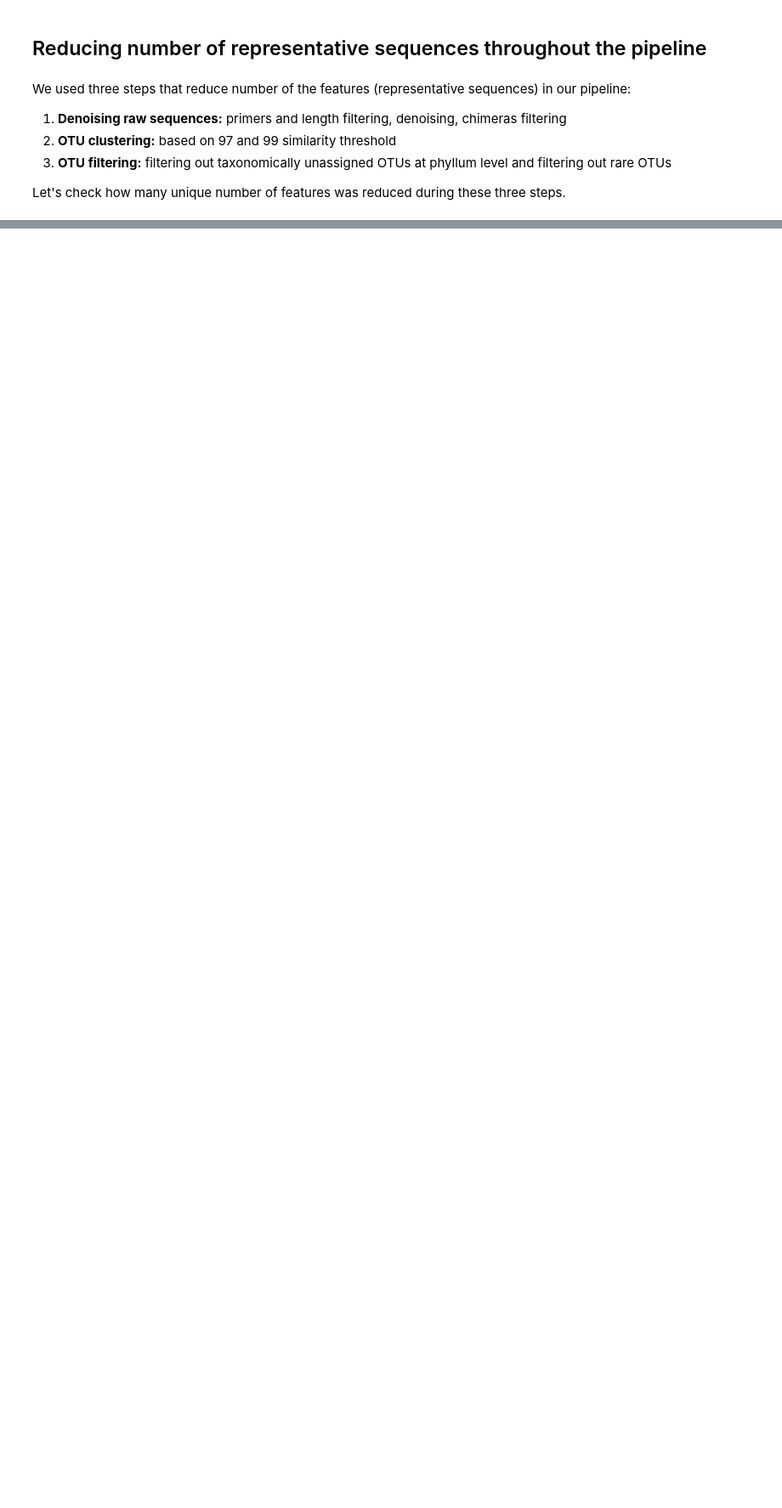
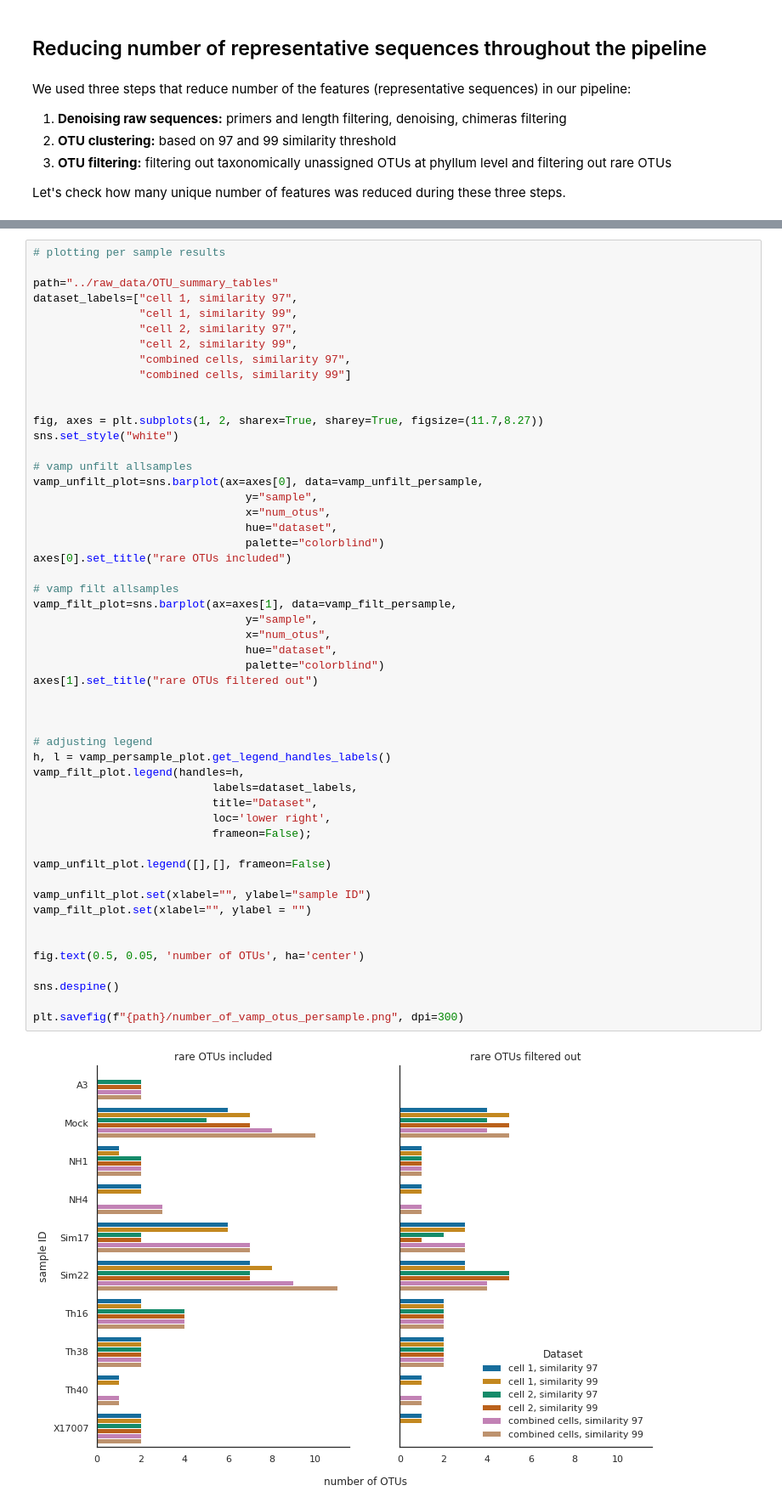
Before and after one commit to wRajter/vampyrella_2023, a Jupyter notebook: notebooks/taxonomic_assignment_downstream_analyses.ipynb, the cells around one changed output, grey strips where cells are left out. Shown at 85% size. Cells and saved outputs as stored; diff of their text form; blank space fills up the shorter version.

```diff
--- a/notebooks/taxonomic_assignment_downstream_analyses.ipynb
+++ b/notebooks/taxonomic_assignment_downstream_analyses.ipynb
@@ -406,0 +481,54 @@ asv_data.info()
+# %%
+# plotting per sample results
+
+path="../raw_data/OTU_summary_tables"
+dataset_labels=["cell 1, similarity 97",
+                "cell 1, similarity 99",
+                "cell 2, similarity 97",
+                "cell 2, similarity 99",
+                "combined cells, similarity 97",
+                "combined cells, similarity 99"]
+
+
+fig, axes = plt.subplots(1, 2, sharex=True, sharey=True, figsize=(11.7,8.27))
+sns.set_style("white")
+
+# vamp unfilt allsamples
+vamp_unfilt_plot=sns.barplot(ax=axes[0], data=vamp_unfilt_persample,
+                                y="sample",
+                                x="num_otus",
+                                hue="dataset",
+                                palette="colorblind")
+axes[0].set_title("rare OTUs included")
+
+# vamp filt allsamples
+vamp_filt_plot=sns.barplot(ax=axes[1], data=vamp_filt_persample,
+                                y="sample",
+                                x="num_otus",
+                                hue="dataset",
+                                palette="colorblind")
+axes[1].set_title("rare OTUs filtered out")
+
+
+
+# adjusting legend
+h, l = vamp_persample_plot.get_legend_handles_labels()
+vamp_filt_plot.legend(handles=h,
+                           labels=dataset_labels,
+                           title="Dataset",
+                           loc='lower right',
+                           frameon=False);
+
+vamp_unfilt_plot.legend([],[], frameon=False)
+
+vamp_unfilt_plot.set(xlabel="", ylabel="sample ID")
+vamp_filt_plot.set(xlabel="", ylabel = "")
+
+
+fig.text(0.5, 0.05, 'number of OTUs', ha='center')
+
+sns.despine()
+
+plt.savefig(f"{path}/number_of_vamp_otus_persample.png", dpi=300)
+# %% [output]
+[figure, added]
```
Also changed, not shown: parts of 25 cells of this notebook, 1 other file.
